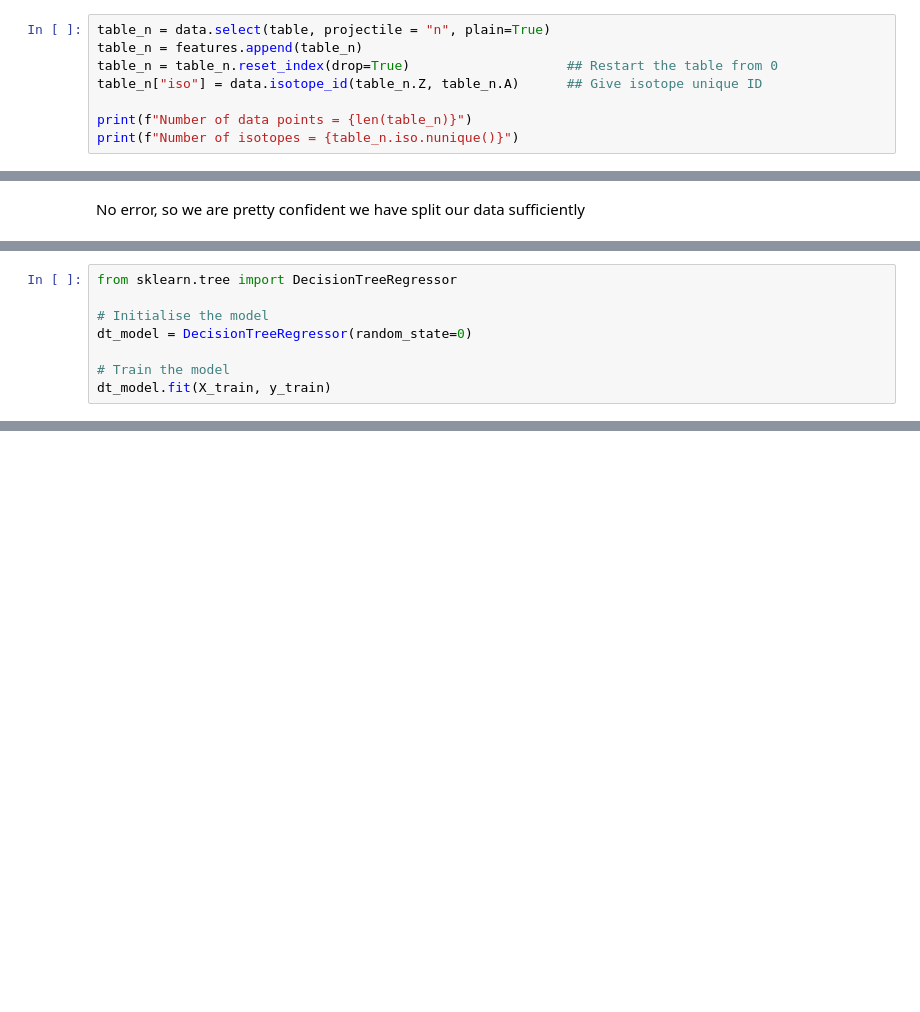
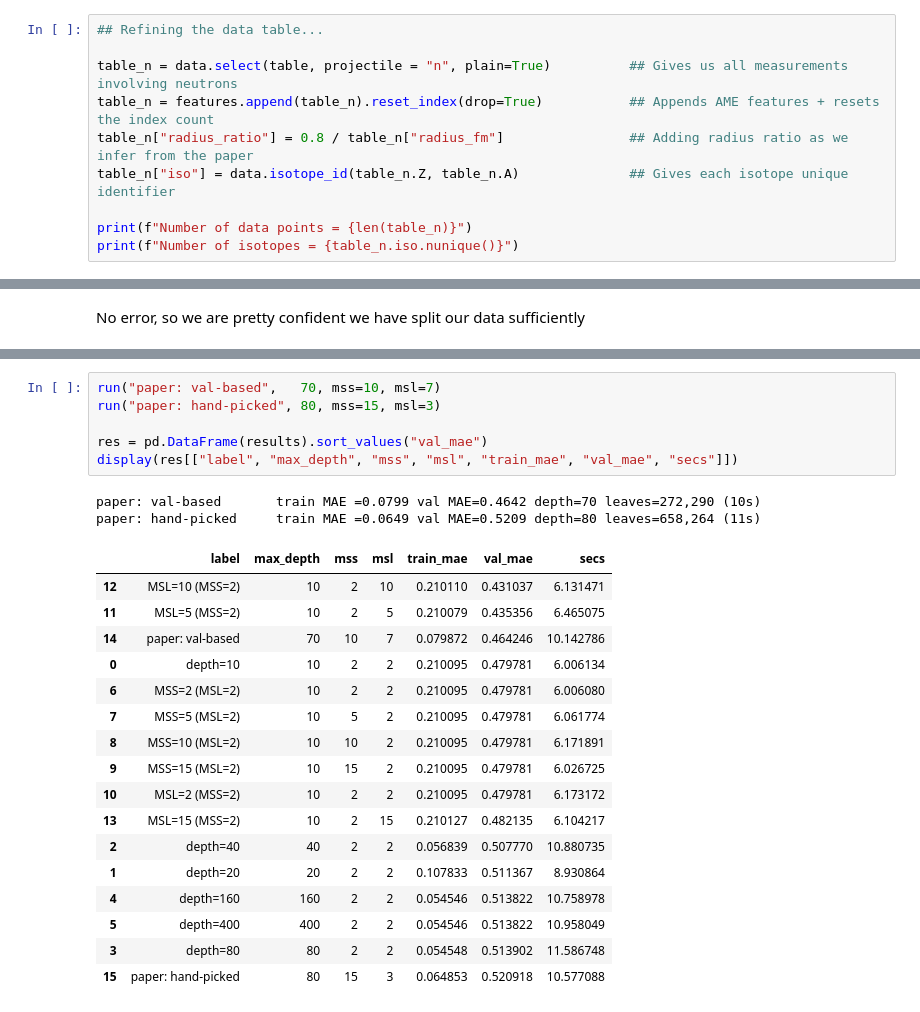
Before and after one commit to keenanbishop135/MSci-Project, a Jupyter notebook: Cl Test/notebooks/valdez-recreation.ipynb, the cells around one changed output, grey strips where cells are left out. Saved outputs shown, nothing was run; the diff lists cells and outputs as text; blank space fills up the shorter version.

```diff
--- a/Cl Test/notebooks/valdez-recreation.ipynb
+++ b/Cl Test/notebooks/valdez-recreation.ipynb
@@ -102,8 +115,10 @@ Remaining Batchelder records: 0
 # %%
-table_n = data.select(table, projectile = "n", plain=True)
-table_n = features.append(table_n)
-table_n = table_n.reset_index(drop=True)                    ## Restart the table from 0
-table_n["iso"] = data.isotope_id(table_n.Z, table_n.A)      ## Give isotope unique ID
+## Refining the data table...
+
+table_n = data.select(table, projectile = "n", plain=True)          ## Gives us all measurements involving neutrons
+table_n = features.append(table_n).reset_index(drop=True)           ## Appends AME features + resets the index count
+table_n["radius_ratio"] = 0.8 / table_n["radius_fm"]                ## Adding radius ratio as we infer from the paper
+table_n["iso"] = data.isotope_id(table_n.Z, table_n.A)              ## Gives each isotope unique identifier
 
 print(f"Number of data points = {len(table_n)}")
 print(f"Number of isotopes = {table_n.iso.nunique()}")
@@ -357,8 +210,0 @@ Chlorine 0
-# %%
-from sklearn.tree import DecisionTreeRegressor
-
-# Initialise the model
-dt_model = DecisionTreeRegressor(random_state=0)
-
-# Train the model
-dt_model.fit(X_train, y_train)
@@ -453,0 +338,26 @@ We should note that the data in the xsml pipeline is more recent than the data t
+# %%
+run("paper: val-based",   70, mss=10, msl=7)
+run("paper: hand-picked", 80, mss=15, msl=3)
+
+res = pd.DataFrame(results).sort_values("val_mae")
+display(res[["label", "max_depth", "mss", "msl", "train_mae", "val_mae", "secs"]])
+# %% [output]
+paper: val-based       train MAE =0.0799 val MAE=0.4642 depth=70 leaves=272,290 (10s)
+paper: hand-picked     train MAE =0.0649 val MAE=0.5209 depth=80 leaves=658,264 (11s)
+|  | label | max_depth | mss | msl | train_mae | val_mae | secs |
+| 12 | MSL=10 (MSS=2) | 10 | 2 | 10 | 0.210110 | 0.431037 | 6.131471 |
+| 11 | MSL=5 (MSS=2) | 10 | 2 | 5 | 0.210079 | 0.435356 | 6.465075 |
+| 14 | paper: val-based | 70 | 10 | 7 | 0.079872 | 0.464246 | 10.142786 |
+| 0 | depth=10 | 10 | 2 | 2 | 0.210095 | 0.479781 | 6.006134 |
+| 6 | MSS=2 (MSL=2) | 10 | 2 | 2 | 0.210095 | 0.479781 | 6.006080 |
+| 7 | MSS=5 (MSL=2) | 10 | 5 | 2 | 0.210095 | 0.479781 | 6.061774 |
+| 8 | MSS=10 (MSL=2) | 10 | 10 | 2 | 0.210095 | 0.479781 | 6.171891 |
+| 9 | MSS=15 (MSL=2) | 10 | 15 | 2 | 0.210095 | 0.479781 | 6.026725 |
+| 10 | MSL=2 (MSS=2) | 10 | 2 | 2 | 0.210095 | 0.479781 | 6.173172 |
+| 13 | MSL=15 (MSS=2) | 10 | 2 | 15 | 0.210127 | 0.482135 | 6.104217 |
+| 2 | depth=40 | 40 | 2 | 2 | 0.056839 | 0.507770 | 10.880735 |
+| 1 | depth=20 | 20 | 2 | 2 | 0.107833 | 0.511367 | 8.930864 |
+| 4 | depth=160 | 160 | 2 | 2 | 0.054546 | 0.513822 | 10.758978 |
+| 5 | depth=400 | 400 | 2 | 2 | 0.054546 | 0.513822 | 10.958049 |
+| 3 | depth=80 | 80 | 2 | 2 | 0.054548 | 0.513902 | 11.586748 |
+| 15 | paper: hand-picked | 80 | 15 | 3 | 0.064853 | 0.520918 | 10.577088 |
```
Also changed, not shown: parts of 46 cells of this notebook.
